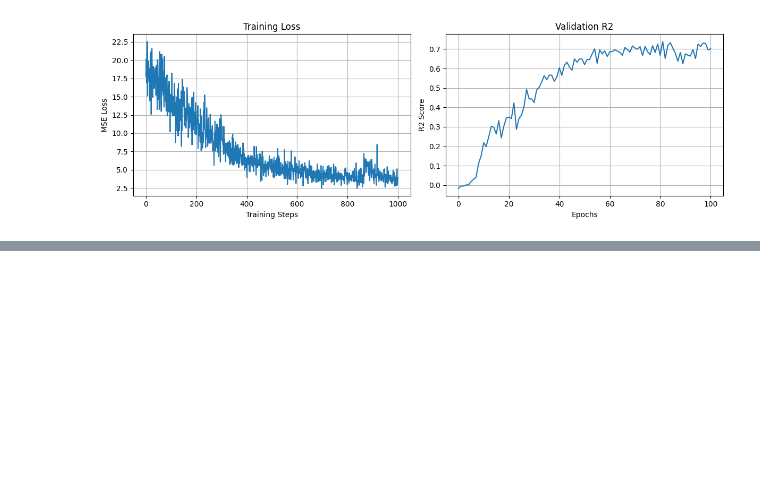
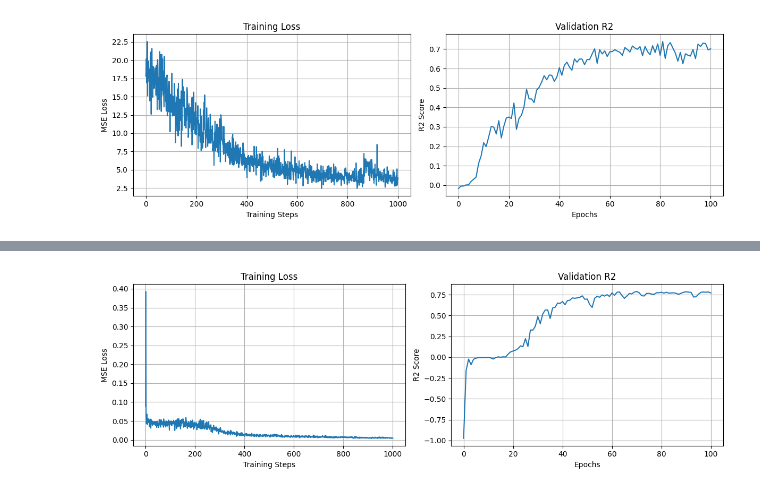
Before and after one commit to cyber-shuttle/neurodata25_torchbrain_notebooks, a Jupyter notebook: tutorial_part2.ipynb, the cells around one changed output, grey strips where cells are left out. Cells and saved outputs as stored; diff of their text form; code cells hidden in the pictures; blank space fills up the shorter version.

Commit message:
Update cybershuttle, complete tutorial 2, add data

```diff
--- a/tutorial_part2.ipynb
+++ b/tutorial_part2.ipynb
@@ -250,13 +250,13 @@ from torch_brain.data import Dataset, collate, chain
 from torch_brain.data.sampler import RandomFixedWindowSampler, SequentialFixedWindowSampler
 from torch.utils.data import DataLoader
 
-def get_train_val_loaders(recording_id=None, cfg=None, batch_size=32, seed=0):
+def get_train_val_loaders(recording_id=None, cfg=None, batch_size=128, seed=0):
     """Sets up train and validation Datasets, Samplers, and DataLoaders
     """
 
     # -- Train --
     train_dataset = Dataset(
-        root="cybershuttle/nerdslab-neurodata25",  # root directory where .h5 files are found
+        root="data/processed",  # root directory where .h5 files are found
         recording_id=recording_id,  # you either specify a single recording ID
         config=cfg,                 # or a config for multi-session training / more complex configs
         split="train",
@@ -274,13 +274,13 @@ def get_train_val_loaders(recording_id=None, cfg=None, batch_size=32, seed=0):
         sampler=train_sampler,      # sampler
         batch_size=batch_size,      # num of samples per batch
         collate_fn=collate,         # the collator
-        num_workers=4,              # data sample processing (slicing, transforms, tokenization) happens in parallel; this sets the amount of that parallelization
-        pin_memory=True,
+        num_workers=8,              # data sample processing (slicing, transforms, tokenization) happens in parallel; this sets the amount of that parallelization
+        # pin_memory=True,
     )
 
     # -- Validation --
     val_dataset = Dataset(
-        root="cybershuttle/nerdslab-neurodata25",
+        root="data/processed",
         recording_id=recording_id,
         config=cfg,
         split="valid",
@@ -297,8 +297,8 @@ def get_train_val_loaders(recording_id=None, cfg=None, batch_size=32, seed=0):
         sampler=val_sampler,
         batch_size=batch_size,
         collate_fn=collate,
-        num_workers=4,
-        pin_memory=True,
+        num_workers=8,
+        # pin_memory=True,
     )
 
     train_dataset.disable_data_leakage_check()
@@ -637,0 +650,50 @@ Done! Final validation R2 = 0.701
+# %%
+seed_everything(0)
+
+# 1. Setup datasets and dataloader
+# For a model like POYO, which was built for multi-session training, the way to
+# instantiate a dataset is just slightly more involved than what we have used
+# so far. We have abstracted that difference in a utility function `get_dataset_config`
+train_dataset, train_loader, val_dataset, val_loader = get_train_val_loaders(
+    cfg=get_dataset_config("perich_miller_population_2018", "t_20130819_center_out_reaching"),
+    batch_size=64,
+)
+
+# 2. Instantiate the model. The model implementation is provided by torch_brain
+from torch_brain.models import POYO
+from torch_brain.registry import MODALITY_REGISTRY
+poyo_model = POYO(
+    sequence_length=1.0,                                    # Context length of the model
+    readout_spec=MODALITY_REGISTRY['cursor_velocity_2d'],   # POYO allows for multiple readout modalities; this is how we choose
+    #
+    latent_step=1.0 / 8,                                    # Timestep of the learned latent grid
+    num_latents_per_step=16,                                # Number of unique learned latents  per timestep
+    #
+    dim=64,                                                 # Hidden dimension of the model
+    depth=6,                                                # Number of transformer layers
+    #
+    dim_head=64,                                            # Dimension of each attention head
+    cross_heads=2,                                          # Num. of heads in cross-attention blocks
+    self_heads=8,                                           # Num. of heads in self attention blocks
+).to(device)
+
+# 2.5: Extra step: populate the Unit and Session Embedding Vocabularies
+poyo_model.unit_emb.initialize_vocab(train_dataset.get_unit_ids())
+poyo_model.session_emb.initialize_vocab(train_dataset.get_session_ids())
+
+# 3. Connect tokenizers to Datasets
+train_dataset.transform = poyo_model.tokenize
+val_dataset.transform = poyo_model.tokenize
+
+# 4. Setup Optimizer
+optimizer = torch.optim.AdamW(poyo_model.parameters(), lr=1e-3)
+
+# 5. Train!
+poyo_r2_log, poyo_loss_log, poyo_train_outputs = train(
+  poyo_model, optimizer, train_loader, val_loader,
+  num_epochs=100, store_embs=True,
+)
+
+# Plot the training loss and validation R2
+plot_training_curves(poyo_r2_log, poyo_loss_log)
+# %% [output]
@@ -637,0 +702 @@ Done! Final validation R2 = 0.701
+[figure, added]
```
Also changed, not shown: parts of 20 cells of this notebook, 3 other files.
